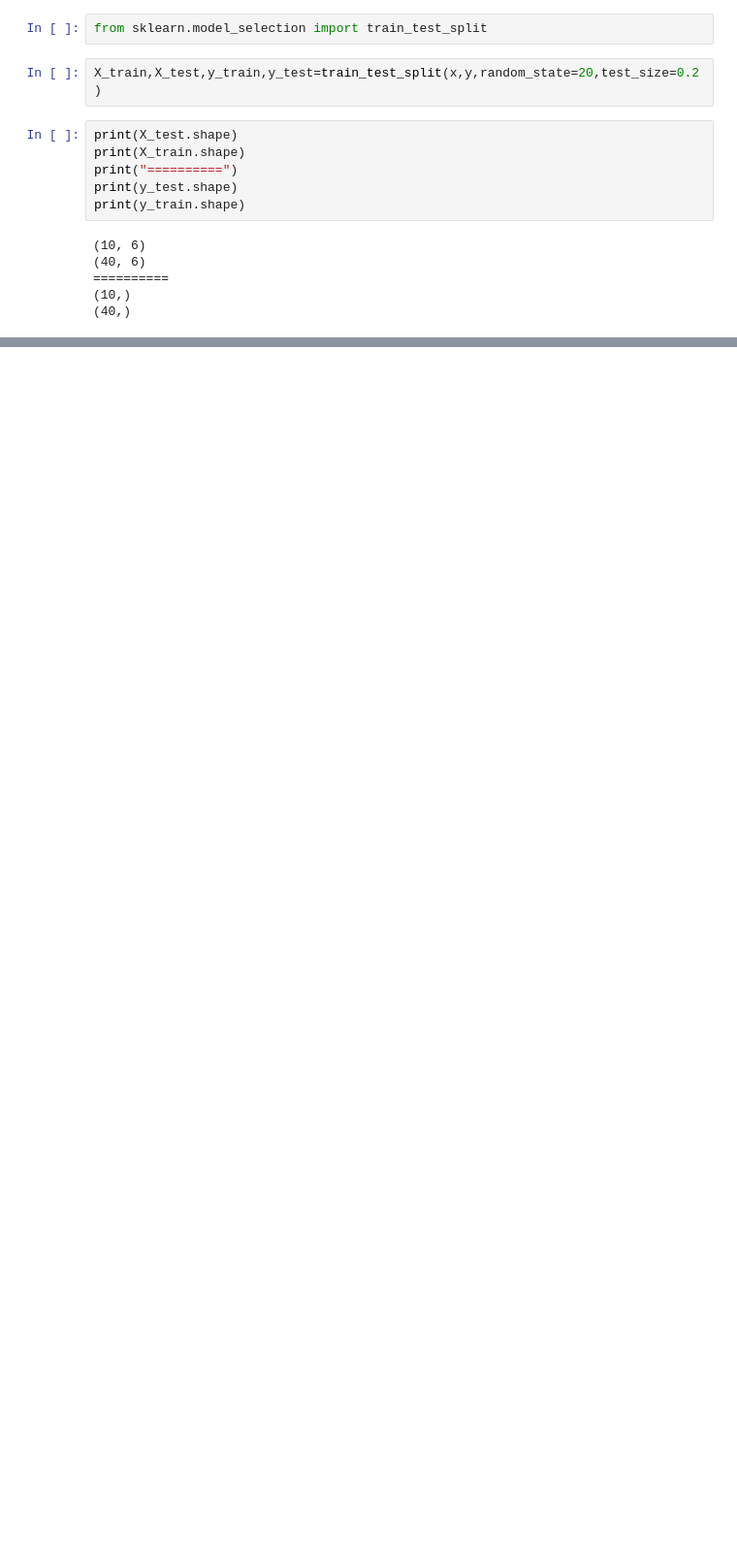
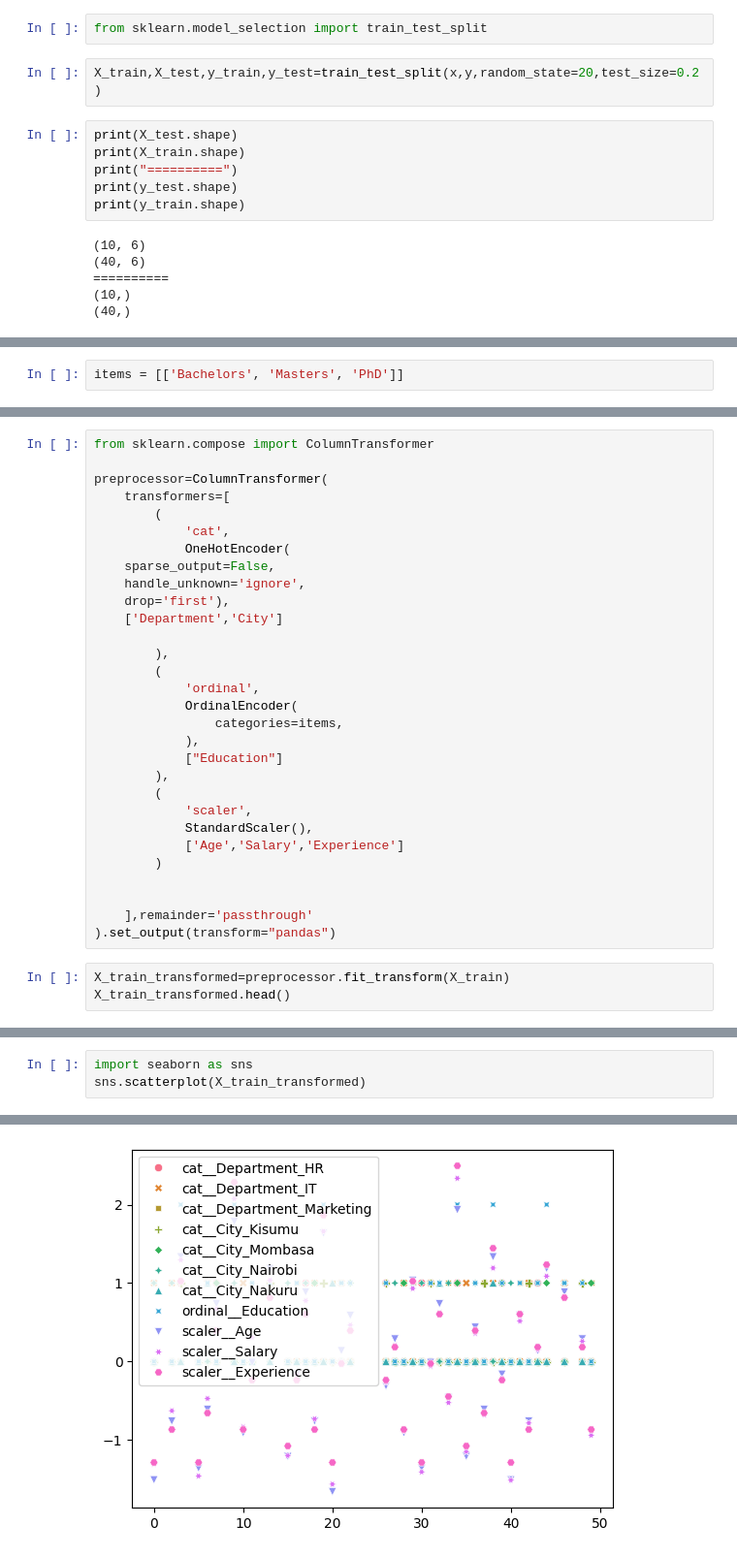
Before and after one commit to data-spice/AI_LESSON, a Jupyter notebook: practice/full_practice1.ipynb, the cells around one changed output, grey strips where cells are left out. Shown at 97% size. Cells and saved outputs as stored; diff of their text form; blank space fills up the shorter version.

```diff
--- a/practice/full_practice1.ipynb
+++ b/practice/full_practice1.ipynb
@@ -76,0 +82,2 @@ X_train.head(
+# %%
+items = [['Bachelors', 'Masters', 'PhD']]
@@ -76,0 +91,33 @@ X_train.head(
+# %%
+from sklearn.compose import ColumnTransformer
+
+preprocessor=ColumnTransformer(
+    transformers=[
+        (
+            'cat',
+            OneHotEncoder(
+    sparse_output=False,
+    handle_unknown='ignore',
+    drop='first'),
+    ['Department','City']
+
+        ),
+        (
+            'ordinal',
+            OrdinalEncoder(
+                categories=items,
+            ),
+            ["Education"]
+        ),
+        (
+            'scaler',
+            StandardScaler(),
+            ['Age','Salary','Experience']
+        )
+
+
+    ],remainder='passthrough'
+).set_output(transform="pandas")
+# %%
+X_train_transformed=preprocessor.fit_transform(X_train)
+X_train_transformed.head()
@@ -76,0 +161,4 @@ X_train.head(
+# %%
+import seaborn as sns
+sns.scatterplot(X_train_transformed)
+# %% [output]
@@ -76,0 +166 @@ X_train.head(
+[figure, added]
```
Also changed, not shown: parts of 20 cells of this notebook.
